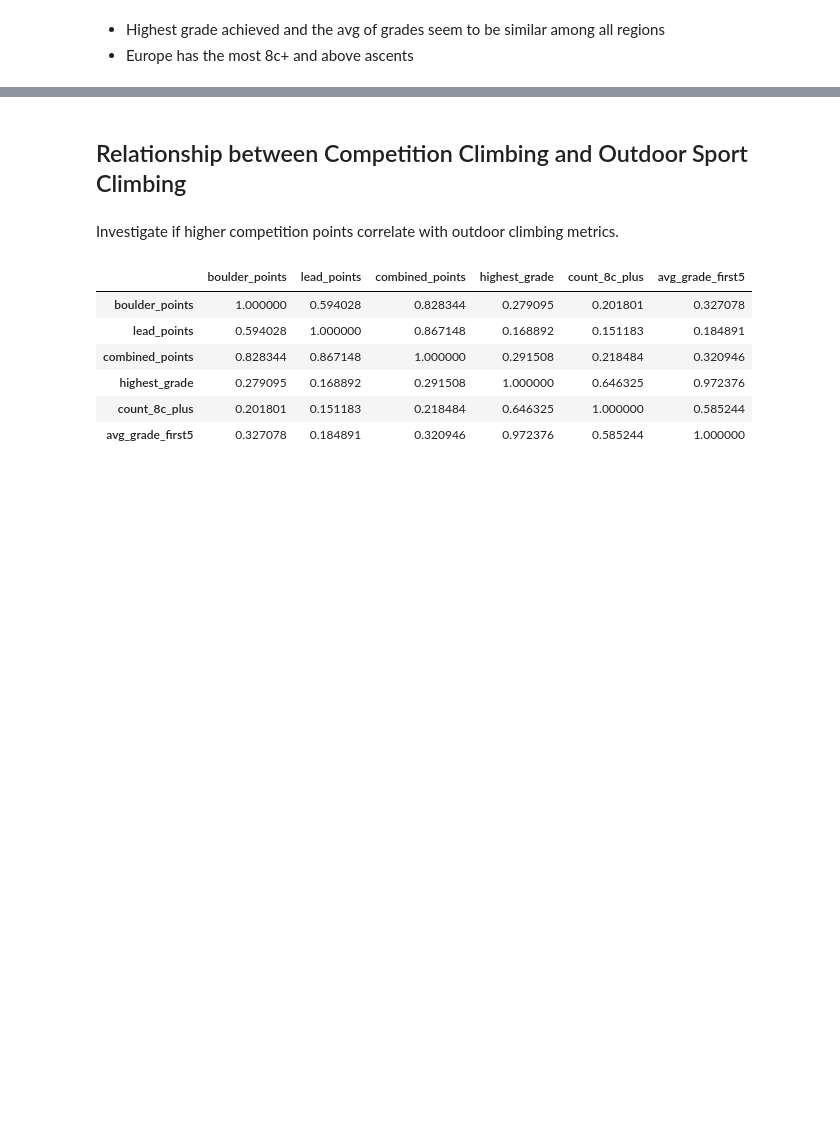
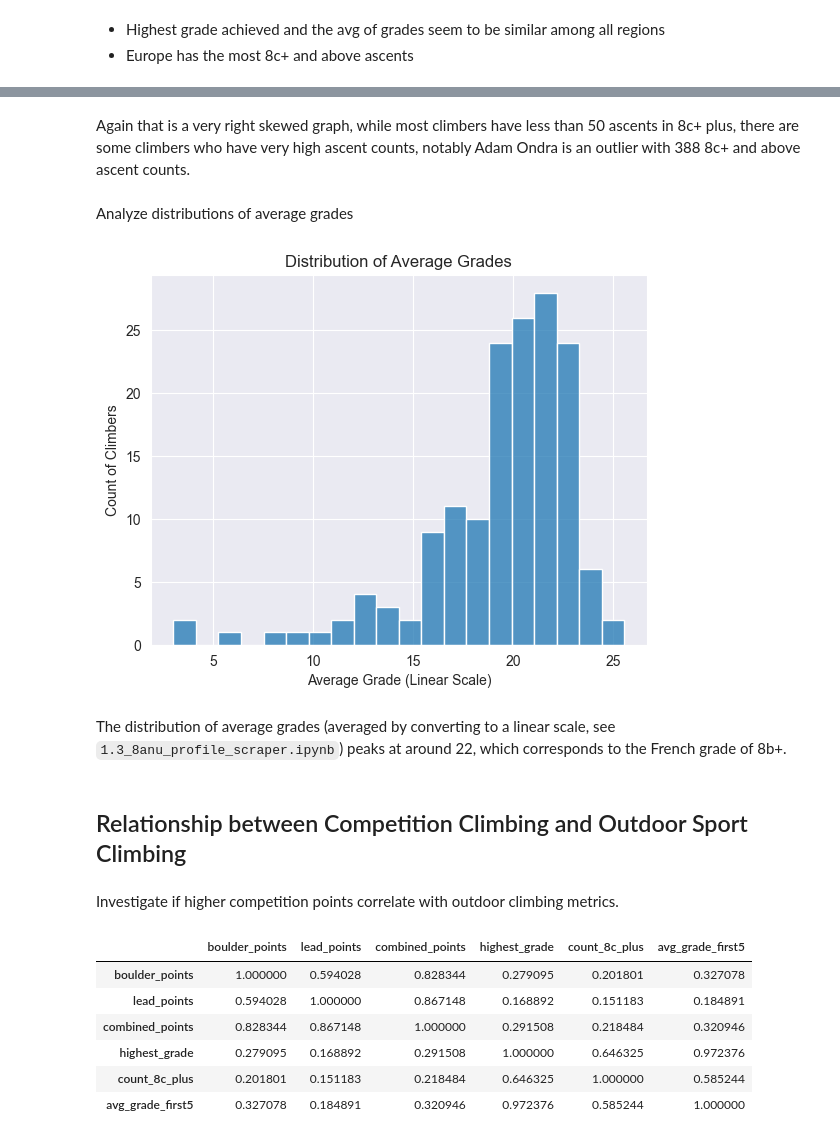
Before and after one commit to ssinix/crag-to-competition, a Jupyter notebook: 02_data_analysis/2.1_EDA.ipynb, the cells around one changed output, grey strips where cells are left out. Saved outputs shown, nothing was run; the diff lists cells and outputs as text; code cells hidden in the pictures; blank space fills up the shorter version.

```diff
--- a/02_data_analysis/2.1_EDA.ipynb
+++ b/02_data_analysis/2.1_EDA.ipynb
@@ -289,3 +313,17 @@ plt.show()
+# %% [markdown]
+Again that is a very right skewed graph, while most climbers have less than 50 ascents in 8c+ plus, there are some climbers who have very high ascent counts, notably Adam Ondra is an outlier with 388 8c+ and above ascent counts.
+# %% [markdown]
+Analyze distributions of average grades
+# %%
+sns.histplot(outdoor_climbers['avg_grade_first5'], bins=20)
+plt.title('Distribution of Average Grades')
+plt.xlabel('Average Grade (Linear Scale)')
+plt.ylabel('Count of Climbers')
+plt.show()
+# %% [output]
+[figure, added]
+# %% [markdown]
+The distribution of average grades (averaged by converting to a linear scale, see `1.3_8anu_profile_scraper.ipynb`) peaks at around 22, which corresponds to the French grade of 8b+.
 # %% [markdown]
 ## Relationship between Competition Climbing and Outdoor Sport Climbing
 # %% [markdown]
```
Also changed, not shown: parts of 14 cells of this notebook.
